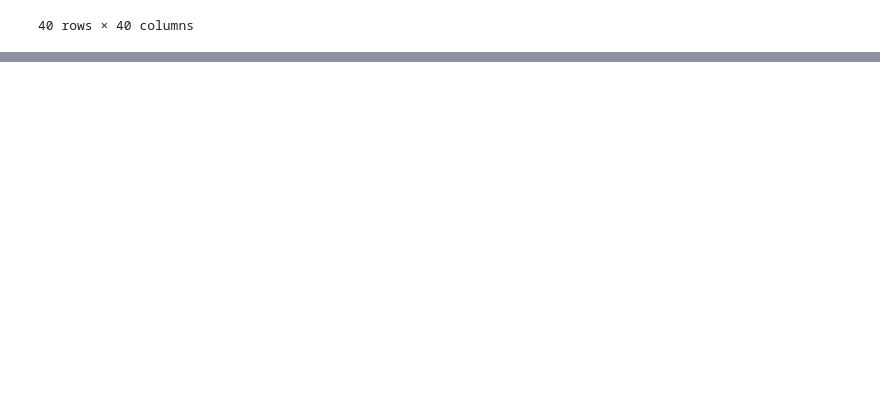
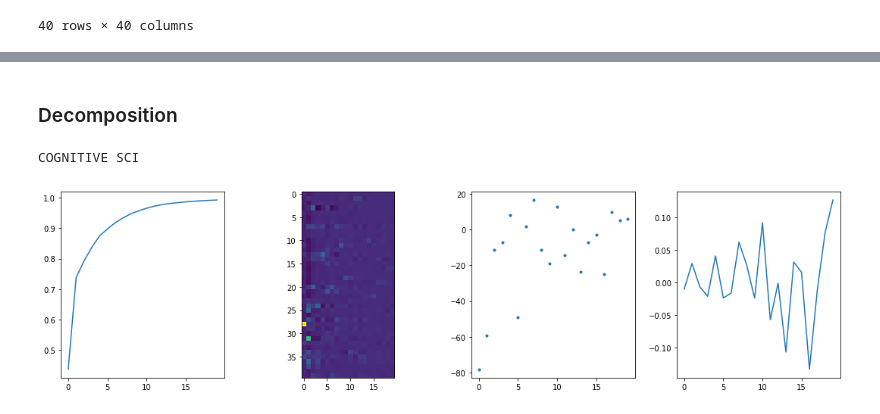
Before and after one commit to rdgao/WH2CogSci, a Jupyter notebook: parsing/Cite_Index_dc.ipynb, the cells around one changed output, grey strips where cells are left out. Saved outputs shown, nothing was run; the diff lists cells and outputs as text; code cells hidden in the pictures; blank space fills up the shorter version.

Commit message:
started decomposition

```diff
--- a/parsing/Cite_Index_dc.ipynb
+++ b/parsing/Cite_Index_dc.ipynb
@@ -133,0 +93,32 @@ np.where(np.sum(JMatrix.as_matrix(), axis=1)==0)#getting nothing in the array[]
+# %% [markdown]
+### Decomposition
+# %%
+# SVD and PCA gives essentially the same answer, as it should, with rotational indeterminancy
+#citation_svd = decomposition.TruncatedSVD(n_components=20)
+citation_svd = decomposition.PCA(n_components=20, whiten=False)
+
+# apply matrix factorization to citation matrix
+citation_svd.fit(JMatrix.as_matrix())
+JMatrix_reduced = citation_svd.transform(JMatrix.as_matrix())
+
+# how many components required to capture 95% variance?
+np.where(np.cumsum(citation_svd.explained_variance_ratio_)>=0.95)[0][0]
+
+# cog sci is element 9
+ctr_j=9
+print(Jabbr[ctr_j])
+plt.figure(figsize=(15,4))
+plt.subplot(1,4,1)
+plt.plot(np.cumsum(citation_svd.explained_variance_ratio_))
+plt.subplot(1,4,2)
+plt.imshow(JMatrix_reduced)
+plt.subplot(1,4,3)
+# Cogsci's reduced vector
+plt.plot(JMatrix_reduced[ctr_j,:],'.')
+# Cogsci's components
+plt.subplot(1,4,4)
+plt.plot(citation_svd.components_[:,ctr_j]);
+plt.tight_layout()
+# %% [output]
+COGNITIVE SCI
+[figure, added]
```
Also changed, not shown: parts of 6 cells of this notebook.
